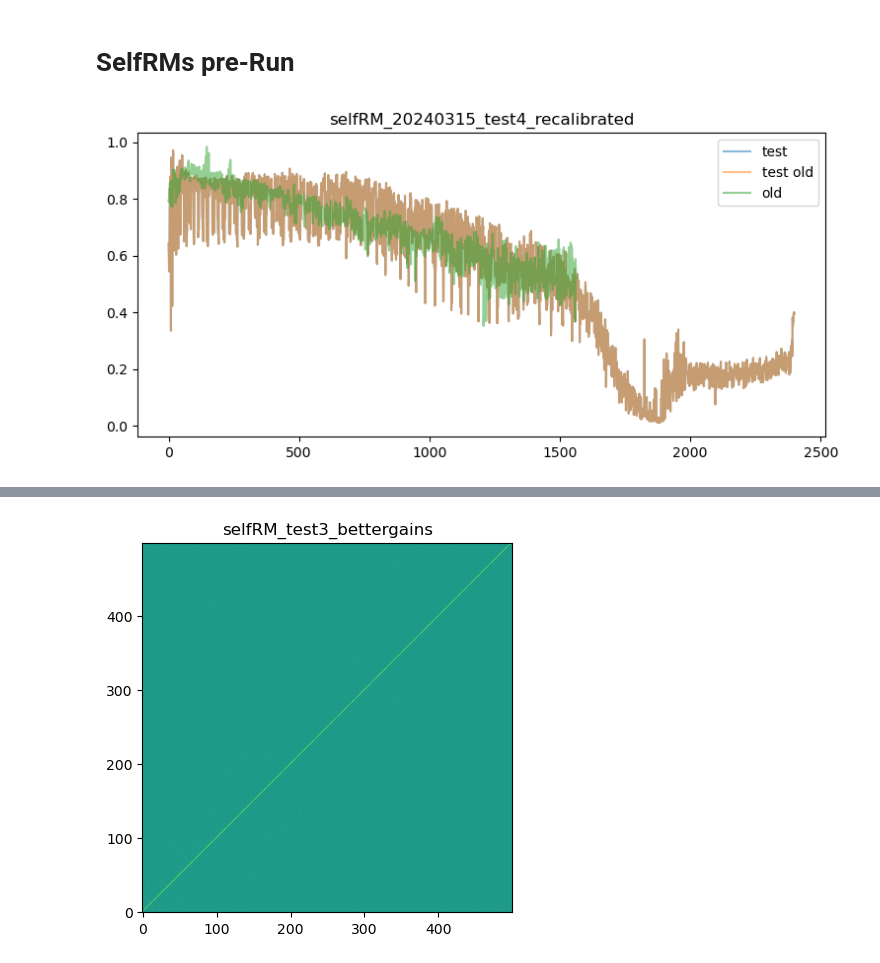
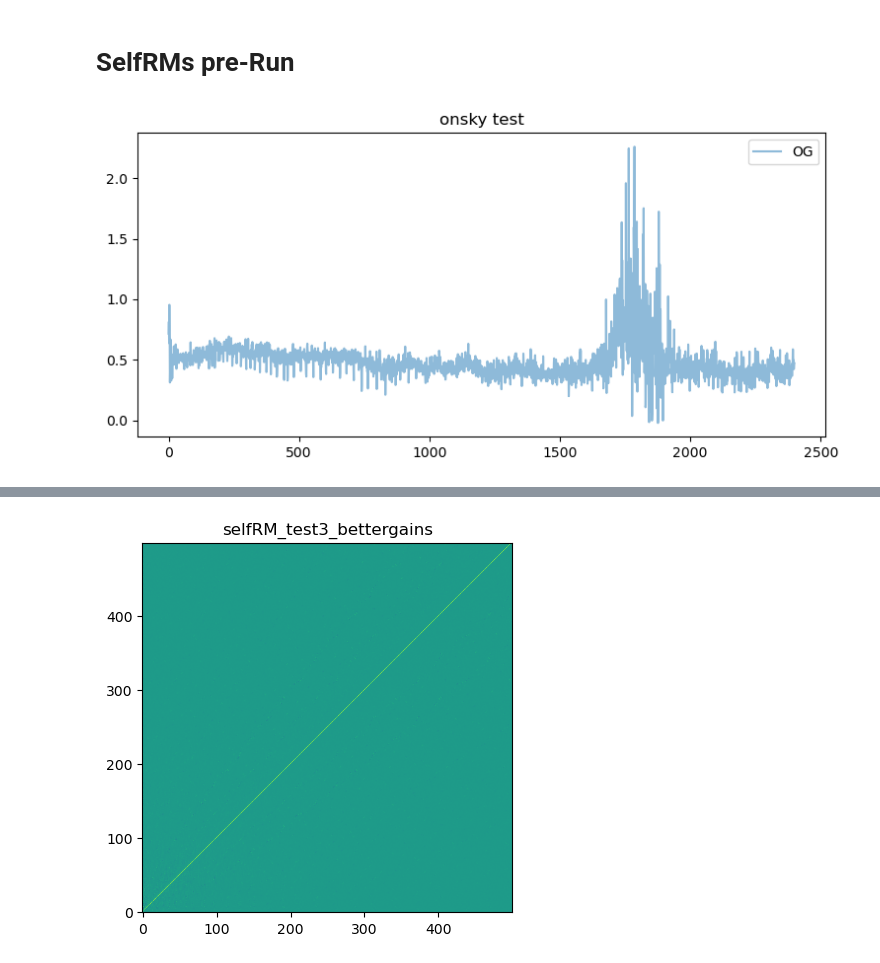
Before and after one commit to edenacadia/sparkles, a Jupyter notebook: dev/sparkles_2024A_selfRM.ipynb, the cells around one changed output, grey strips where cells are left out. Cells and saved outputs as stored; diff of their text form; code cells hidden in the pictures.

```diff
--- a/dev/sparkles_2024A_selfRM.ipynb
+++ b/dev/sparkles_2024A_selfRM.ipynb
@@ -23,8 +84,10 @@ lab_dir = '~/data/2024Aa/selfRMs/'
 # %%
 # testing SelfRMs from cleanroom tests
 test_rm = lab_dir + 'selfRM_20240315_test4_recalibrated.fits'
-test_old = lab_dir + 'selfRM_test3_bettergains.fits'
+test_old = lab_dir + 'selfRM_20240314_test3_bettergains.fits'
 lab_sRM = '~/data/2023A/selfRMs/LAB/selfRM_20230311_12_LAB_spark_1800_020amps_20seps.fits'
-test_data = np.diag(fits.open(test_rm)[0].data[5])
-test_old_data = np.diag(fits.open(test_rm)[0].data[5])
-lab_data = np.diag(fits.open(lab_sRM)[0].data[5])
+onsky_f = '~/data/2024Aa/selfRM_20240319_bad_seeing_01amp.fits'
+test_data = np.diag(fits.open(test_rm)[0].data[4])
+test_old_data = np.diag(fits.open(test_rm)[0].data[4])
+lab_data = np.diag(fits.open(lab_sRM)[0].data[4])
+sky_data = np.diag(fits.open(onsky_f)[0].data[4])
@@ -31,11 +99,10 @@ lab_data = np.diag(fits.open(lab_sRM)[0].data[5])
 # %%
 # plotting by modes
 fig, axs = plt.subplots(nrows=1, ncols=1, figsize=(9,4), facecolor='white', sharex=True)
-plt.title('selfRM_20240315_test4_recalibrated')
-plt.plot(test_data, alpha=0.5,  label='test')
-plt.plot(test_old_data, alpha=0.5,  label='test old')
-plt.plot(lab_data, alpha=0.5,  label = 'old')
+plt.title('onsky test')
+plt.plot(sky_data/test_data, alpha=0.5,  label='OG')
+#plt.plot(sky_data, alpha=0.5,  label='sky')
 plt.legend()
 plt.show()
 # %% [output]
-[figure, old version]
+[figure, new version]
```
Also changed, not shown: parts of 9 cells of this notebook, 2 other files.
